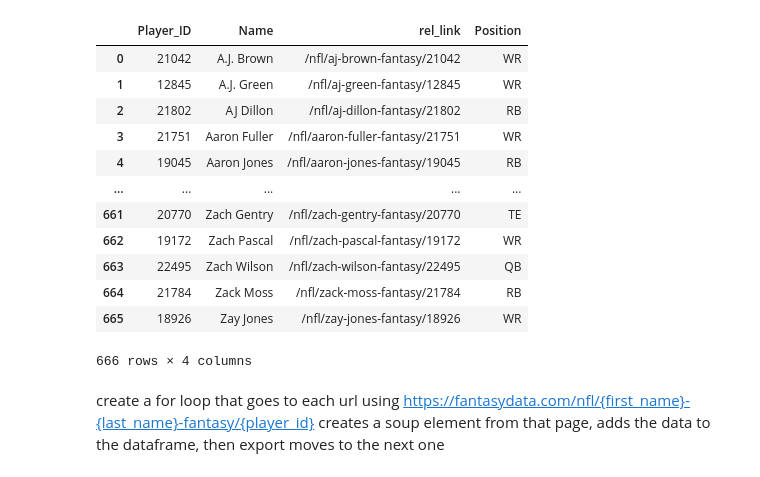
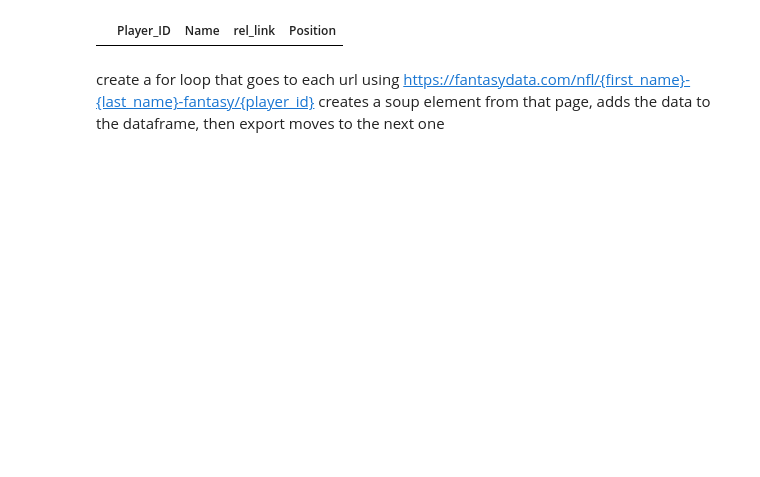
Before and after one commit to rickystuart1/Fantasy-Football-Predictions, a Jupyter notebook: Bio_Scraper/Bio_scraper.ipynb, the cells around one changed output. Cells and saved outputs as stored; diff of their text form; code cells hidden in the pictures; blank space fills up the shorter version.

```diff
--- a/Bio_Scraper/Bio_scraper.ipynb
+++ b/Bio_Scraper/Bio_scraper.ipynb
@@ -88,22 +85,13 @@ df_player_bio.head()
 # %%
-positions = ['QB', 'RB', 'TE', 'WR']
-df_player_bio = df_player_bio[df_player_bio['Position'].isin(positions)]
-df_player_bio.sort_values('Name', ignore_index=True, inplace=True)
+def drop_positions(df):
+    positions = ['QB', 'RB', 'TE', 'WR']
+    df = df[df['Position'].isin(positions)]
+    df.sort_values('Name', ignore_index=True, inplace=True)
+
+    return df
 df_player_bio
 # %% [output]
 |  | Player_ID | Name | rel_link | Position |
-| 0 | 21042 | A.J. Brown | /nfl/aj-brown-fantasy/21042 | WR |
-| 1 | 12845 | A.J. Green | /nfl/aj-green-fantasy/12845 | WR |
-| 2 | 21802 | AJ Dillon | /nfl/aj-dillon-fantasy/21802 | RB |
-| 3 | 21751 | Aaron Fuller | /nfl/aaron-fuller-fantasy/21751 | WR |
-| 4 | 19045 | Aaron Jones | /nfl/aaron-jones-fantasy/19045 | RB |
-| ... | ... | ... | ... | ... |
-| 661 | 20770 | Zach Gentry | /nfl/zach-gentry-fantasy/20770 | TE |
-| 662 | 19172 | Zach Pascal | /nfl/zach-pascal-fantasy/19172 | WR |
-| 663 | 22495 | Zach Wilson | /nfl/zach-wilson-fantasy/22495 | QB |
-| 664 | 21784 | Zack Moss | /nfl/zack-moss-fantasy/21784 | RB |
-| 665 | 18926 | Zay Jones | /nfl/zay-jones-fantasy/18926 | WR |
-666 rows × 4 columns
 # %% [markdown]
 create a for loop that goes to each url using https://fantasydata.com/nfl/{first_name}-{last_name}-fantasy/{player_id}
 creates a soup element from that page, adds the data to the dataframe, then export moves to the next one
```
Also changed, not shown: parts of 27 cells of this notebook, 2 other files.
